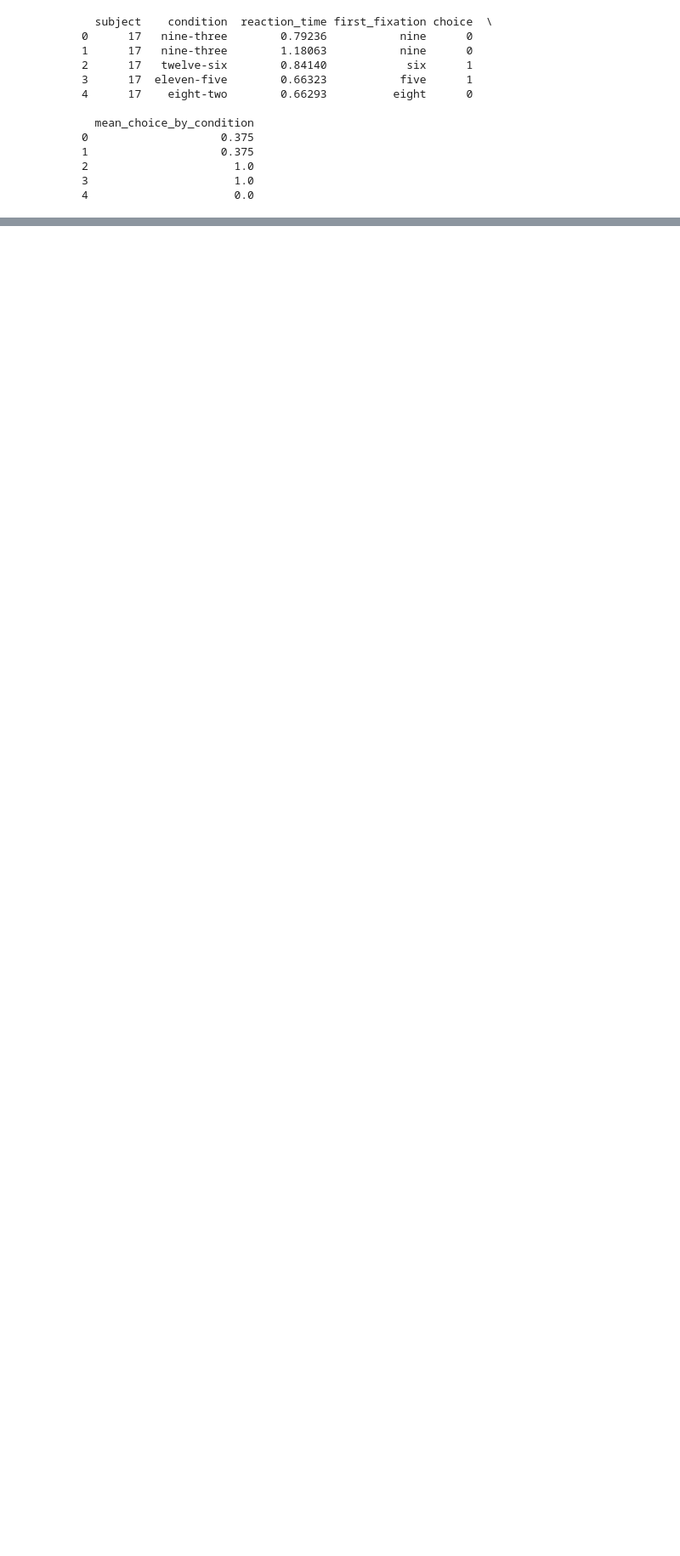
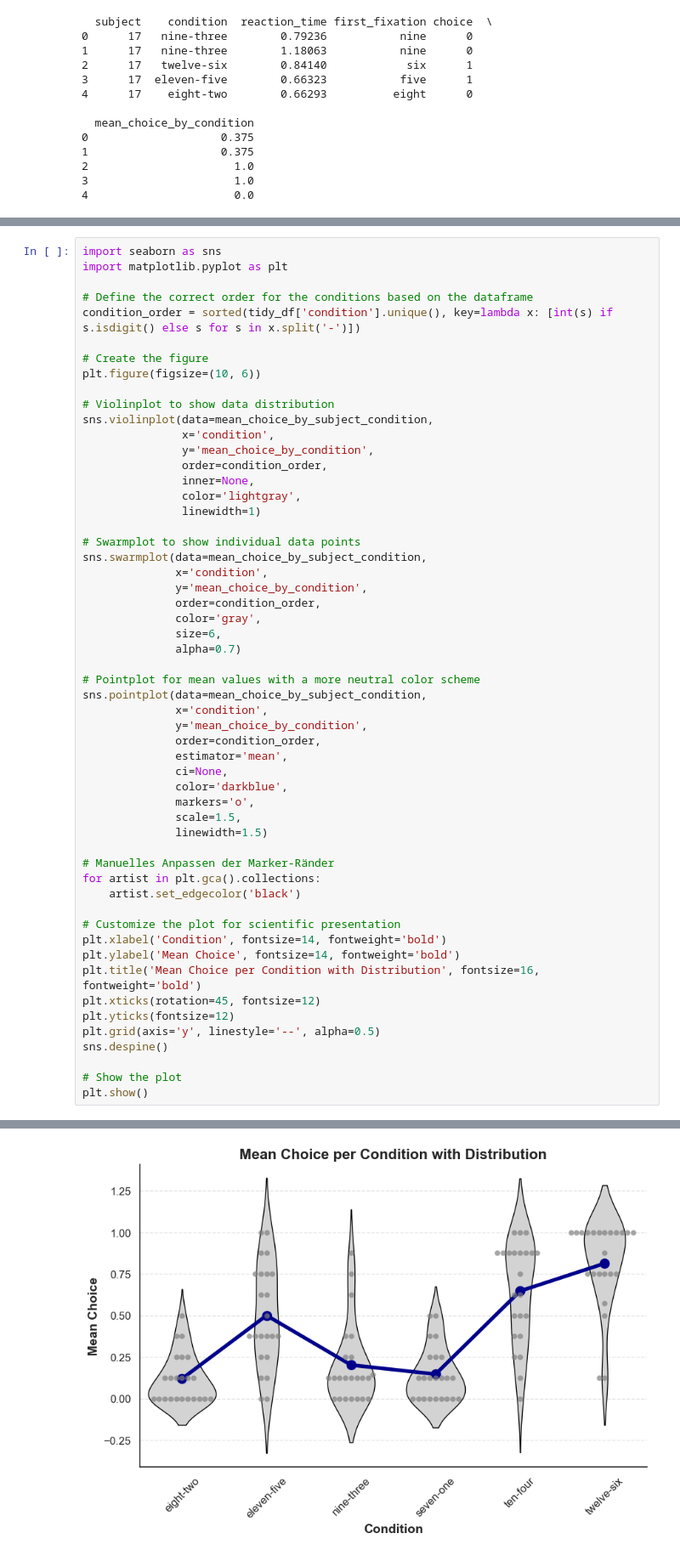
Before and after one commit to PatrickEbner/2024-SoSe_EyeTracking, a Jupyter notebook: scripts/DiagonalBias.ipynb, the cells around one changed output, grey strips where cells are left out. Shown at 85% size. Cells and saved outputs as stored; diff of their text form; blank space fills up the shorter version.

Commit message:
Added plots

```diff
--- a/scripts/DiagonalBias.ipynb
+++ b/scripts/DiagonalBias.ipynb
@@ -1057,0 +1058,56 @@ The `scale` parameter is deprecated and will be removed in v0.15.0. You can now
+# %%
+import seaborn as sns
+import matplotlib.pyplot as plt
+
+# Define the correct order for the conditions based on the dataframe
+condition_order = sorted(tidy_df['condition'].unique(), key=lambda x: [int(s) if s.isdigit() else s for s in x.split('-')])
+
+# Create the figure
+plt.figure(figsize=(10, 6))
+
+# Violinplot to show data distribution
+sns.violinplot(data=mean_choice_by_subject_condition,
+               x='condition',
+               y='mean_choice_by_condition',
+               order=condition_order,
+               inner=None,
+               color='lightgray',
+               linewidth=1)
+
+# Swarmplot to show individual data points
+sns.swarmplot(data=mean_choice_by_subject_condition,
+              x='condition',
+              y='mean_choice_by_condition',
+              order=condition_order,
+              color='gray',
+              size=6,
+              alpha=0.7)
+
+# Pointplot for mean values with a more neutral color scheme
+sns.pointplot(data=mean_choice_by_subject_condition,
+              x='condition',
+              y='mean_choice_by_condition',
+              order=condition_order,
+              estimator='mean',
+              ci=None,
+              color='darkblue',
+              markers='o',
+              scale=1.5,
+              linewidth=1.5)
+
+# Manuelles Anpassen der Marker-Ränder
+for artist in plt.gca().collections:
+    artist.set_edgecolor('black')
+
+# Customize the plot for scientific presentation
+plt.xlabel('Condition', fontsize=14, fontweight='bold')
+plt.ylabel('Mean Choice', fontsize=14, fontweight='bold')
+plt.title('Mean Choice per Condition with Distribution', fontsize=16, fontweight='bold')
+plt.xticks(rotation=45, fontsize=12)
+plt.yticks(fontsize=12)
+plt.grid(axis='y', linestyle='--', alpha=0.5)
+sns.despine()
+
+# Show the plot
+plt.show()
+# %% [output]
@@ -1057,0 +1118 @@ The `scale` parameter is deprecated and will be removed in v0.15.0. You can now
+[figure, added]
```
Also changed, not shown: parts of 3 cells of this notebook, 5 other files.
